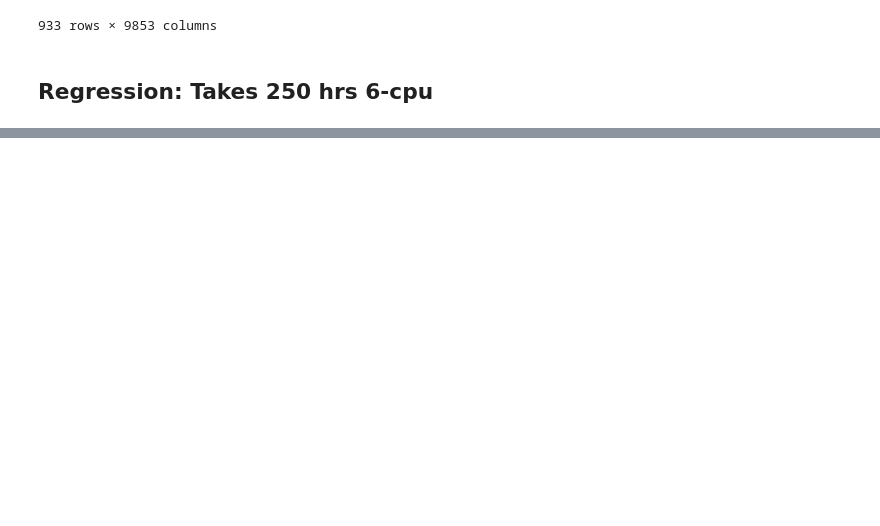
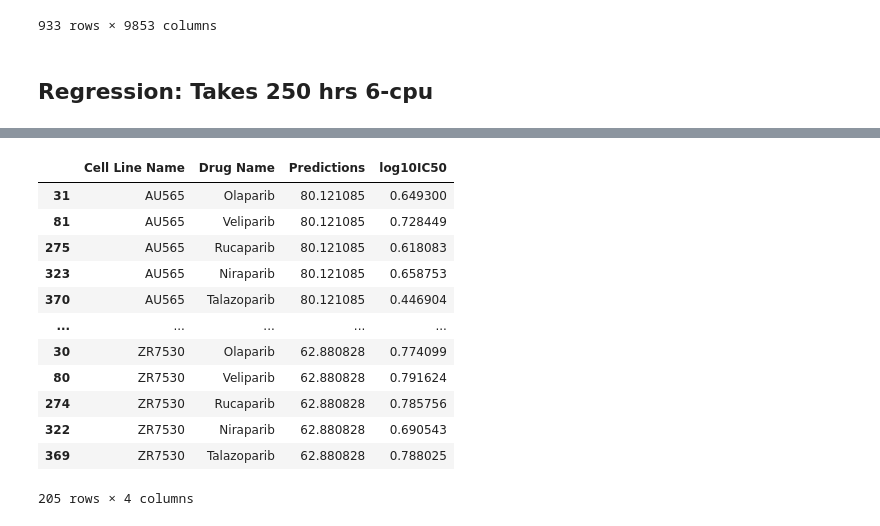
Before and after one commit to l1joseph/Multiscale_HRD_Classifier, a Jupyter notebook: Scripts/deconvo_reg.ipynb, the cells around one changed output, grey strips where cells are left out. Drawn from its saved outputs; the diff is of its cells as text; code cells hidden in the pictures; blank space fills up the shorter version.

```diff
--- a/Scripts/deconvo_reg.ipynb
+++ b/Scripts/deconvo_reg.ipynb
@@ -289,0 +236,18 @@ Name: CRACR2B, dtype: float64
+# %%
+breast_filt = np.log2(breast_filt+1)
+breast_filt.index = breast_filt.index.str.split('_').str[0]
+# Align breast_filt with deseq_filtered_rna_seq_df_common columns
+breast_filt_aligned = breast_filt.reindex(columns=deconvo.columns, fill_value=0)
+
+# Check for column alignment
+print("Are columns aligned?", list(breast_filt_aligned.columns) == list(deconvo.columns))
+
+feature_columns = breast_filt_aligned.columns  # Adjust if necessary
+X = breast_filt_aligned[feature_columns]
+
+# Generate predictions
+predictions = elastic_net_model.predict(X)
+
+# Add the predictions to the DataFrame
+breast_filt_aligned['Predictions'] = predictions
+predictions
@@ -289,0 +269,41 @@ Name: CRACR2B, dtype: float64
+# %%
+import pandas as pd
+import numpy as np
+
+# Load the data
+drug_resp = pd.read_csv('../data/validation/BRCA_IC_Sat Jan 18 23_56_13 2025.csv')
+
+# Define PARP inhibitors
+parps = ['Olaparib', 'Talazoparib', 'Niraparib', 'Rucaparib', 'Veliparib']
+
+# Filter and select specific drugs
+parpi_resp = drug_resp[drug_resp['Drug Name'].isin(parps)]
+parpi_resp_filt = parpi_resp[['Drug Name', 'Cell Line Name', 'IC50']].copy()
+
+# Apply transformations explicitly
+parpi_resp_filt['IC50'] = parpi_resp_filt['IC50'].clip(lower=1e-6)
+parpi_resp_filt['log10IC50'] = np.log10(parpi_resp_filt['IC50'])
+
+parpi_resp_filt["Cell Line Name"] = parpi_resp_filt["Cell Line Name"].str.replace("-", "", regex=True)
+
+merged_df = breast_filt_aligned.merge(
+    parpi_resp_filt,
+    right_on ='Cell Line Name',
+    left_index=True
+)
+subset_df = merged_df[['Cell Line Name', 'Drug Name', 'Predictions', 'log10IC50']]
+subset_df
+# %% [output]
+|  | Cell Line Name | Drug Name | Predictions | log10IC50 |
+| 31 | AU565 | Olaparib | 80.121085 | 0.649300 |
+| 81 | AU565 | Veliparib | 80.121085 | 0.728449 |
+| 275 | AU565 | Rucaparib | 80.121085 | 0.618083 |
+| 323 | AU565 | Niraparib | 80.121085 | 0.658753 |
+| 370 | AU565 | Talazoparib | 80.121085 | 0.446904 |
+| ... | ... | ... | ... | ... |
+| 30 | ZR7530 | Olaparib | 62.880828 | 0.774099 |
+| 80 | ZR7530 | Veliparib | 62.880828 | 0.791624 |
+| 274 | ZR7530 | Rucaparib | 62.880828 | 0.785756 |
+| 322 | ZR7530 | Niraparib | 62.880828 | 0.690543 |
+| 369 | ZR7530 | Talazoparib | 62.880828 | 0.788025 |
+205 rows × 4 columns
```
Also changed, not shown: parts of 33 cells of this notebook.
